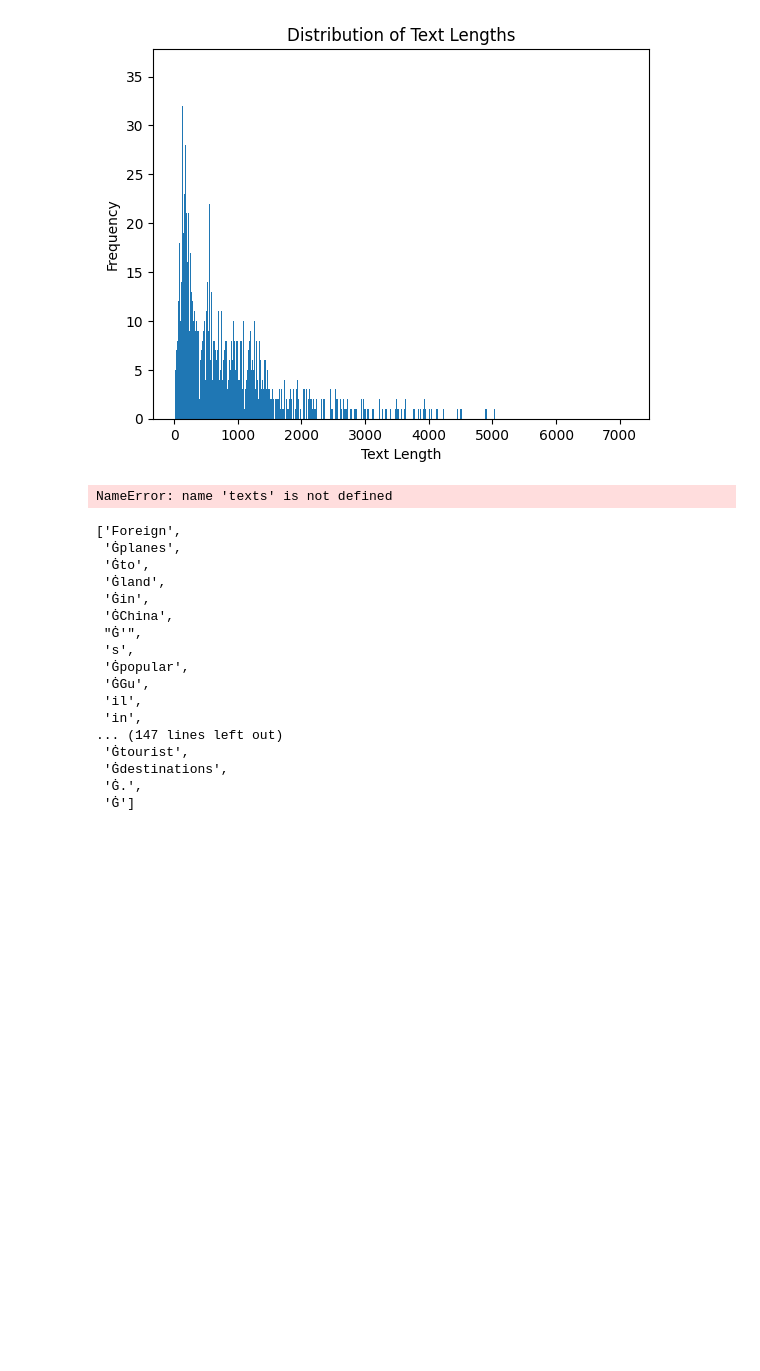
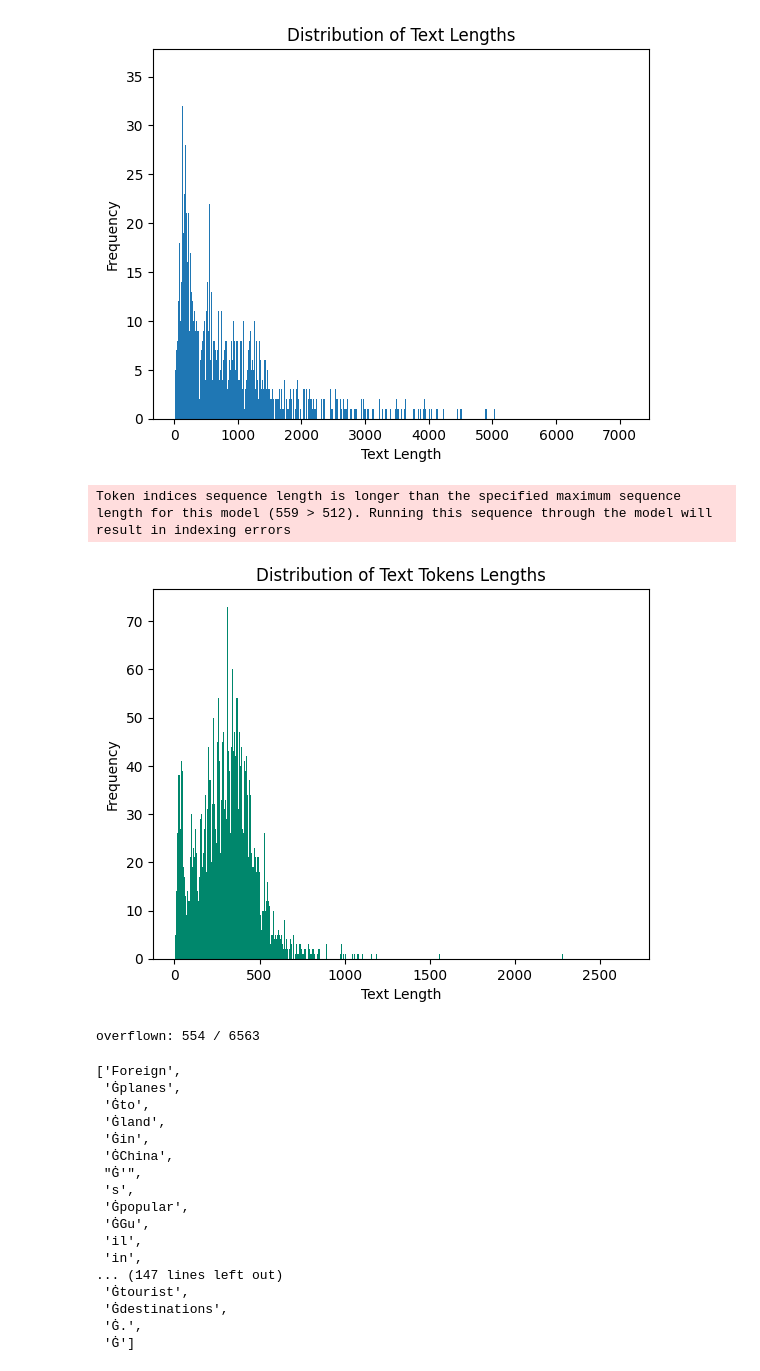
Before and after one commit to niladi/kdd-seminar-code, a Jupyter notebook: evaluation.ipynb, the cells around one changed output. Drawn from its saved outputs; the diff is of its cells as text; code cells hidden in the pictures; blank space fills up the shorter version.

```diff
--- a/evaluation.ipynb
+++ b/evaluation.ipynb
@@ -54,25 +54,29 @@ plt.show()
 # %%
 from transformers import AutoTokenizer
 import matplotlib.pyplot as plt
 from clit_recommender.config import Config
 
 
 config = Config()
 tokenizer = AutoTokenizer.from_pretrained(config.lm_model_name)
 
 token_lengths = [len(tokenizer.tokenize(text)) for text in texts]
 
 # Create a histogram
 plt.hist(token_lengths, bins=1000)
 plt.xlabel("Text Length")
 plt.ylabel("Frequency")
 plt.title("Distribution of Text Tokens Lengths")
 plt.show()
 
-token_overflows = filter(lambda tl: tl > tokenizer.model_max_length, token_lengths)
+token_overflows = list(
+    filter(lambda tl: tl > tokenizer.model_max_length, token_lengths)
+)
 print("overflown:", len(token_overflows), "/", len(token_lengths))
 # %% [output]
-NameError: name 'texts' is not defined
+Token indices sequence length is longer than the specified maximum sequence length for this model (559 > 512). Running this sequence through the model will result in indexing errors
+[figure, added]
+overflown: 554 / 6563
 # %%
 test
 # %% [output]
```
Also changed, not shown: parts of 3 cells of this notebook, 13 other files.
